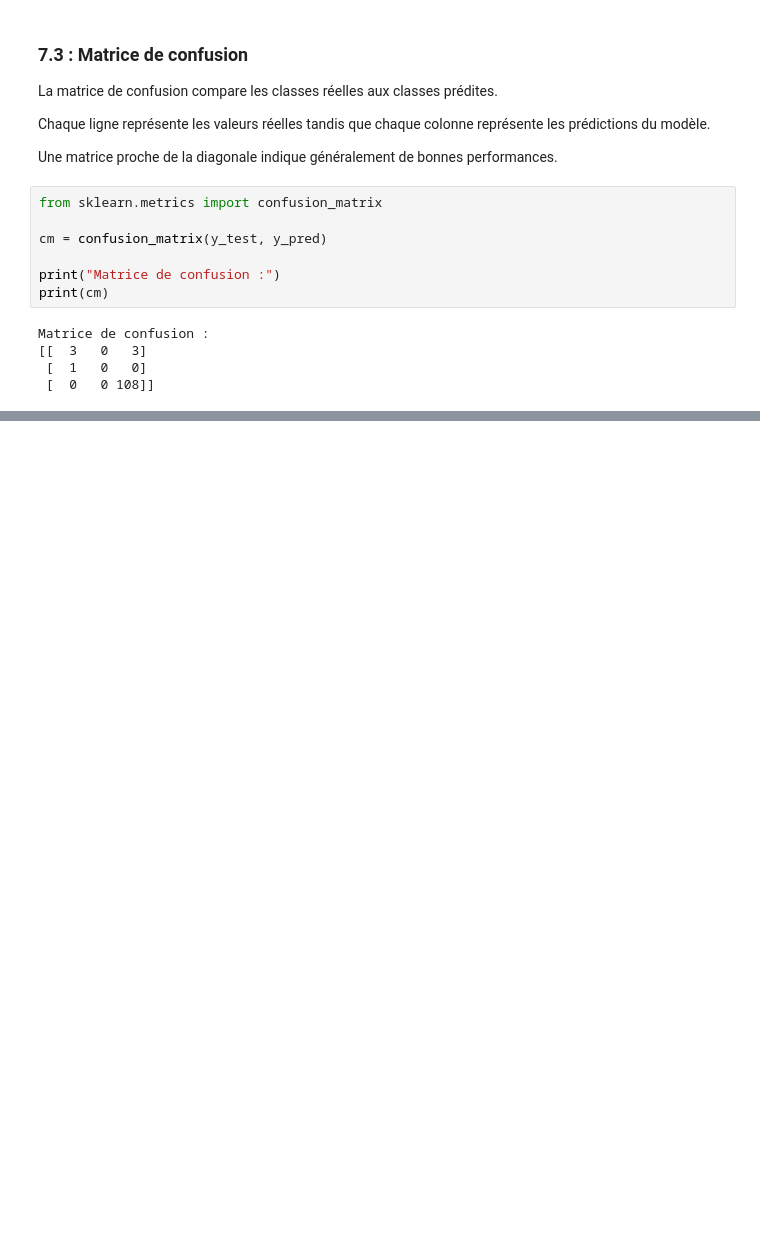
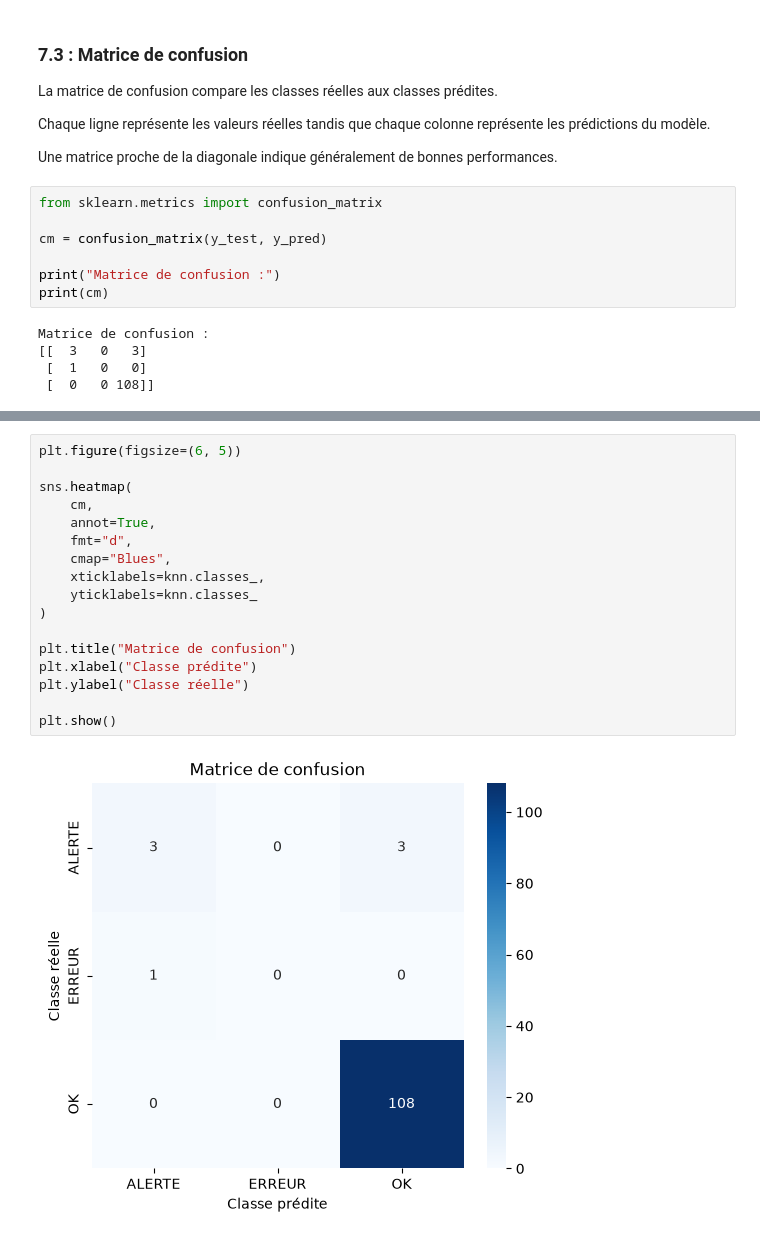
Before and after one commit to sirius-code7/atelier_scikit-learn_iot, a Jupyter notebook: notebooks/atelier_ scikit-learn_iot.ipynb, the cells around one changed output, grey strips where cells are left out. Saved outputs shown, nothing was run; the diff lists cells and outputs as text; blank space fills up the shorter version.

Commit message:
visualiser la matrice de confusion avec seaborn (partie 7.4)

```diff
--- a/notebooks/atelier_ scikit-learn_iot.ipynb
+++ b/notebooks/atelier_ scikit-learn_iot.ipynb
@@ -337,0 +352,19 @@ Matrice de confusion :
+# %%
+plt.figure(figsize=(6, 5))
+
+sns.heatmap(
+    cm,
+    annot=True,
+    fmt="d",
+    cmap="Blues",
+    xticklabels=knn.classes_,
+    yticklabels=knn.classes_
+)
+
+plt.title("Matrice de confusion")
+plt.xlabel("Classe prédite")
+plt.ylabel("Classe réelle")
+
+plt.show()
+# %% [output]
+[figure, added]
```
Also changed, not shown: parts of 3 cells of this notebook.
